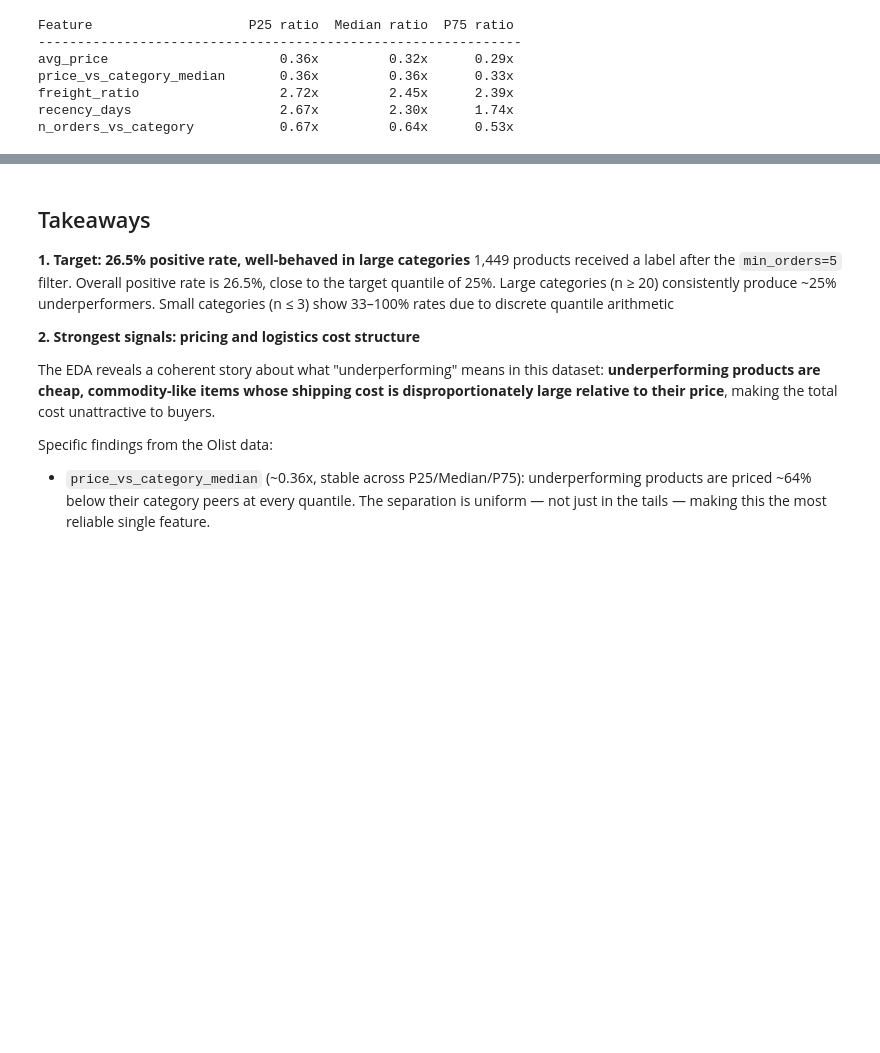
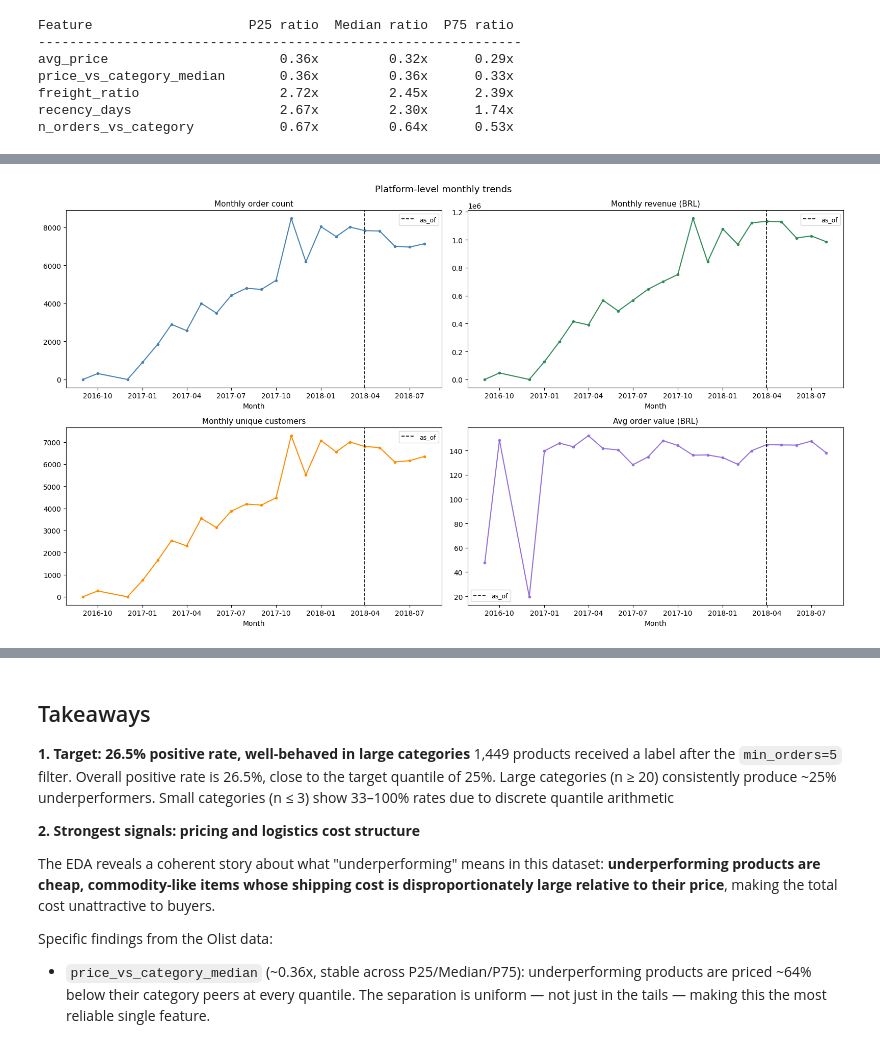
Before and after one commit to Bmocc/productlift, a Jupyter notebook: notebooks/01_eda_starter.ipynb, the cells around one changed output, grey strips where cells are left out. Cells and saved outputs as stored; diff of their text form; code cells hidden in the pictures; blank space fills up the shorter version.

```diff
--- a/notebooks/01_eda_starter.ipynb
+++ b/notebooks/01_eda_starter.ipynb
@@ -435,0 +598,51 @@ n_orders_vs_category           0.67x         0.64x      0.53x
+# %%
+base_ts = base.copy()
+base_ts["month"]     = base_ts["order_purchase_timestamp"].dt.to_period("M")
+base_ts["year"]      = base_ts["order_purchase_timestamp"].dt.year
+base_ts["month_num"] = base_ts["order_purchase_timestamp"].dt.month
+base_ts["dayofweek"] = base_ts["order_purchase_timestamp"].dt.day_name()
+base_ts["revenue"]   = base_ts["price"] + base_ts["freight_value"]
+
+# --- 1. Monthly aggregates ---
+monthly_vol = (
+    base_ts.groupby("month")
+    .agg(
+        n_orders        = ("order_id",  "count"),
+        revenue         = ("revenue",   "sum"),
+        n_customers     = ("customer_id", "nunique"),
+        avg_order_value = ("revenue",   "mean"),
+    )
+    .reset_index()
+)
+monthly_vol["month_dt"] = monthly_vol["month"].dt.to_timestamp()
+
+# --- 2. New customer acquisition per month ---
+first_order = (
+    base_ts.groupby("customer_id")["order_purchase_timestamp"]
+    .min()
+    .reset_index()
+)
+first_order["month"] = first_order["order_purchase_timestamp"].dt.to_period("M")
+new_custs = first_order.groupby("month").size().reset_index(name="new_customers")
+new_custs["month_dt"] = new_custs["month"].dt.to_timestamp()
+
+# --- Plot 1: Monthly order volume, revenue, unique customers, AOV ---
+fig, axes = plt.subplots(2, 2, figsize=(16, 9))
+
+for ax, col, title, color in [
+    (axes[0][0], "n_orders",        "Monthly order count",         "steelblue"),
+    (axes[0][1], "revenue",         "Monthly revenue (BRL)",       "seagreen"),
+    (axes[1][0], "n_customers",     "Monthly unique customers",    "darkorange"),
+    (axes[1][1], "avg_order_value", "Avg order value (BRL)",       "mediumpurple"),
+]:
+    ax.plot(monthly_vol["month_dt"], monthly_vol[col], color=color, marker="o", markersize=3)
+    ax.axvline(as_of, color="black", linestyle="--", linewidth=1.2, label="as_of")
+    ax.set_title(title, fontsize=11)
+    ax.set_xlabel("Month")
+    ax.legend(fontsize=9)
+
+plt.suptitle("Platform-level monthly trends", fontsize=13)
+plt.tight_layout()
+plt.show()
+# %% [output]
+[figure, added]
```
Also changed, not shown: parts of 12 cells of this notebook, 4 other files.
